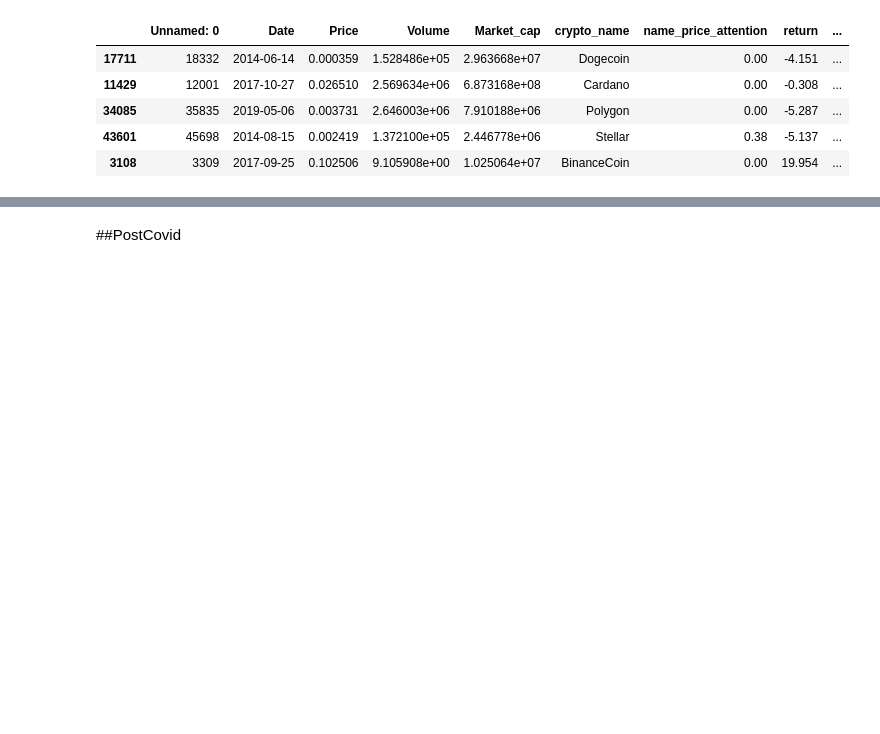
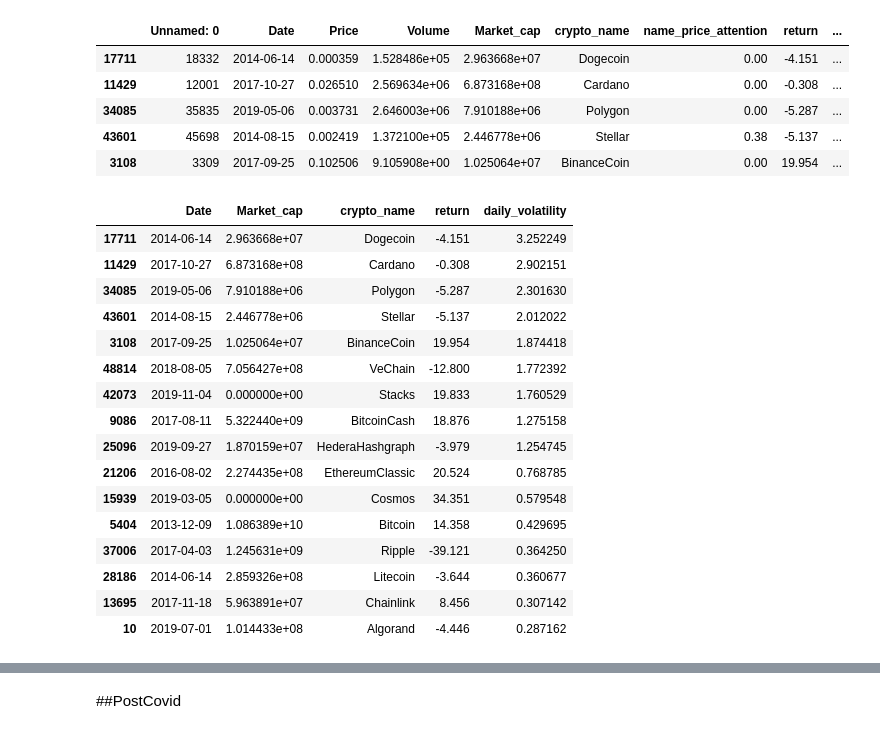
Before and after one commit to senaruetschlin/Investor_Attention, a Jupyter notebook: Sentiment.ipynb, the cells around one changed output, grey strips where cells are left out. Saved outputs shown, nothing was run; the diff lists cells and outputs as text; code cells hidden in the pictures; blank space fills up the shorter version.

```diff
--- a/Sentiment.ipynb
+++ b/Sentiment.ipynb
@@ -889,6 +948,27 @@ pre_covid_highest_volatility_dates_sorted.head()
 | 34085 | 35835 | 2019-05-06 | 0.003731 | 2.646003e+06 | 7.910188e+06 | Polygon | 0.00 | -5.287 | ... |
 | 43601 | 45698 | 2014-08-15 | 0.002419 | 1.372100e+05 | 2.446778e+06 | Stellar | 0.38 | -5.137 | ... |
 | 3108 | 3309 | 2017-09-25 | 0.102506 | 9.105908e+00 | 1.025064e+07 | BinanceCoin | 0.00 | 19.954 | ... |
+# %%
+pre_covid_highest_volatility_dates_sorted_clean = pre_covid_highest_volatility_dates_sorted.drop(columns=['Unnamed: 0', 'Price', 'Volume', 'name_price_attention', 'log_return'])
+pre_covid_highest_volatility_dates_sorted_clean
+# %% [output]
+|  | Date | Market_cap | crypto_name | return | daily_volatility |
+| 17711 | 2014-06-14 | 2.963668e+07 | Dogecoin | -4.151 | 3.252249 |
+| 11429 | 2017-10-27 | 6.873168e+08 | Cardano | -0.308 | 2.902151 |
+| 34085 | 2019-05-06 | 7.910188e+06 | Polygon | -5.287 | 2.301630 |
+| 43601 | 2014-08-15 | 2.446778e+06 | Stellar | -5.137 | 2.012022 |
+| 3108 | 2017-09-25 | 1.025064e+07 | BinanceCoin | 19.954 | 1.874418 |
+| 48814 | 2018-08-05 | 7.056427e+08 | VeChain | -12.800 | 1.772392 |
+| 42073 | 2019-11-04 | 0.000000e+00 | Stacks | 19.833 | 1.760529 |
+| 9086 | 2017-08-11 | 5.322440e+09 | BitcoinCash | 18.876 | 1.275158 |
+| 25096 | 2019-09-27 | 1.870159e+07 | HederaHashgraph | -3.979 | 1.254745 |
+| 21206 | 2016-08-02 | 2.274435e+08 | EthereumClassic | 20.524 | 0.768785 |
+| 15939 | 2019-03-05 | 0.000000e+00 | Cosmos | 34.351 | 0.579548 |
+| 5404 | 2013-12-09 | 1.086389e+10 | Bitcoin | 14.358 | 0.429695 |
+| 37006 | 2017-04-03 | 1.245631e+09 | Ripple | -39.121 | 0.364250 |
+| 28186 | 2014-06-14 | 2.859326e+08 | Litecoin | -3.644 | 0.360677 |
+| 13695 | 2017-11-18 | 5.963891e+07 | Chainlink | 8.456 | 0.307142 |
+| 10 | 2019-07-01 | 1.014433e+08 | Algorand | -4.446 | 0.287162 |
 # %%
 # Find the highest volatility date for each cryptocurrency in the pre-COVID period
 pre_covid_highest_volatility_dates = pre_covid.loc[pre_covid.groupby('crypto_name')['daily_volatility'].idxmax()]
```
Also changed, not shown: parts of 33 cells of this notebook, 2 other files.
